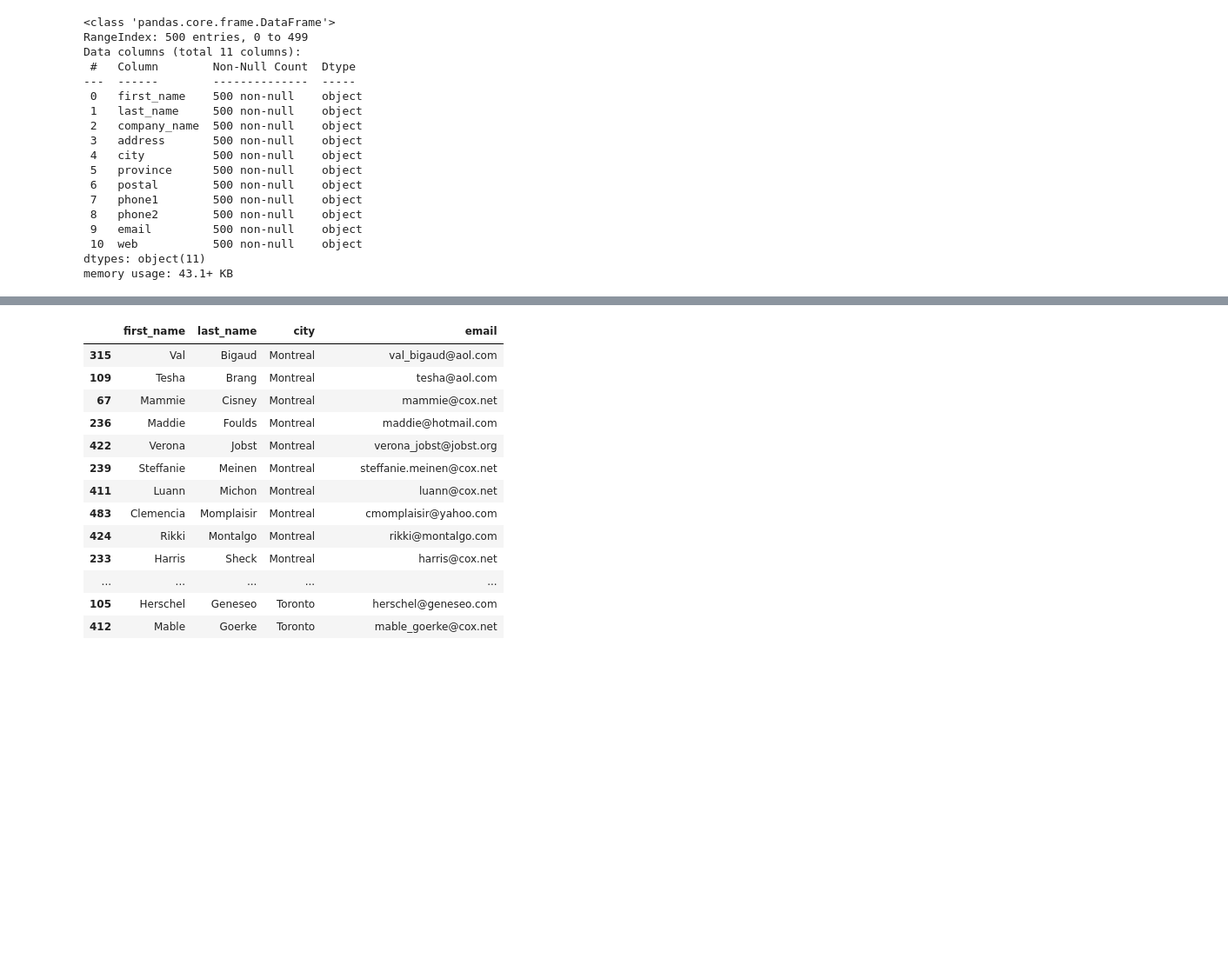
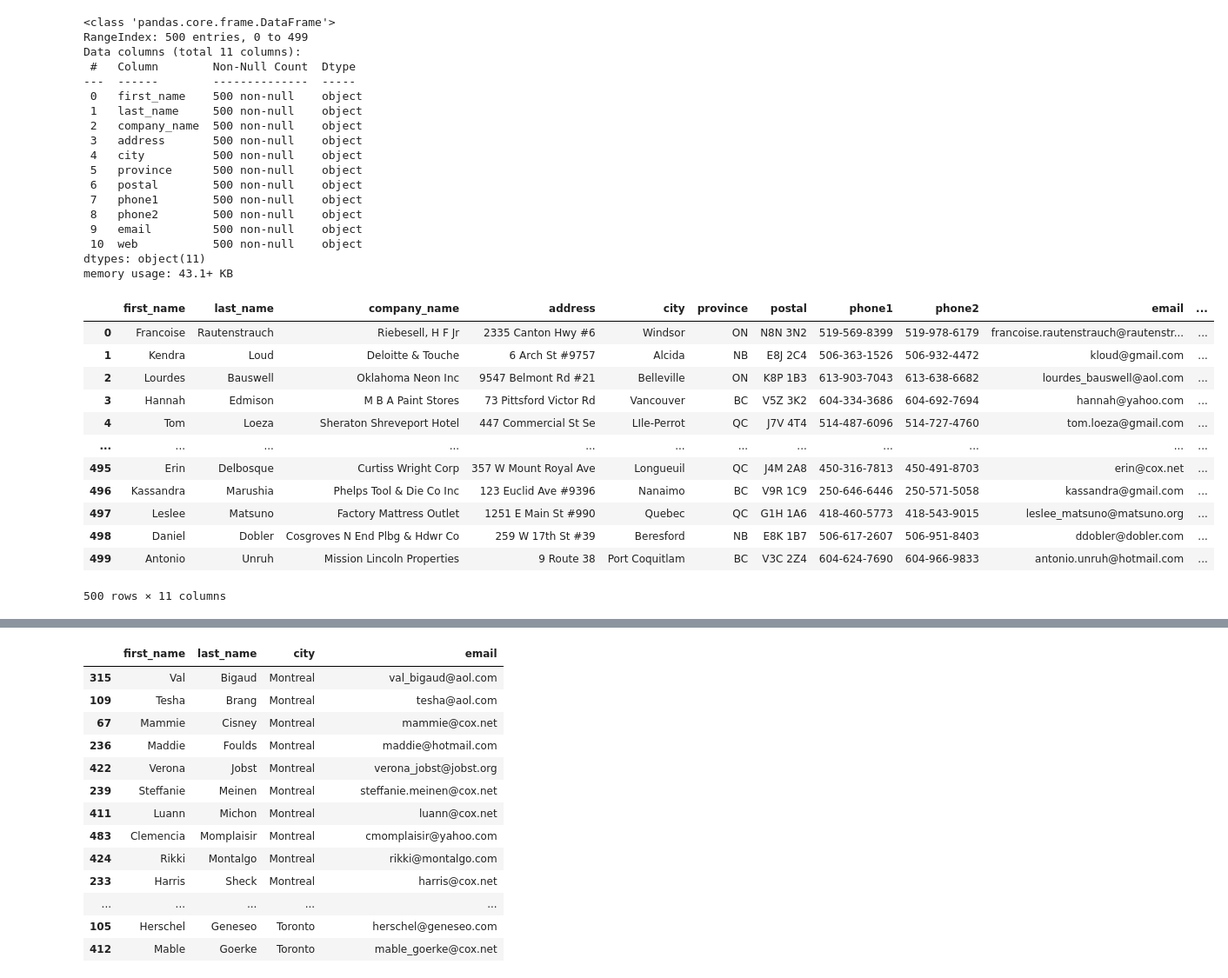
Before and after one commit to get-to-work-together/Python-Basics-ASML, a Jupyter notebook: Sandbox/demo_pandas.ipynb, the cells around one changed output, grey strips where cells are left out. Shown at 87% size. Cells and saved outputs as stored; diff of their text form; code cells hidden in the pictures; blank space fills up the shorter version.

```diff
--- a/Sandbox/demo_pandas.ipynb
+++ b/Sandbox/demo_pandas.ipynb
@@ -30,3 +30,19 @@ Data columns (total 11 columns):
  10  web           500 non-null    object
 dtypes: object(11)
 memory usage: 43.1+ KB
+# %%
+df
+# %% [output]
+|  | first_name | last_name | company_name | address | city | province | postal | phone1 | phone2 | email | ... |
+| 0 | Francoise | Rautenstrauch | Riebesell, H F Jr | 2335 Canton Hwy #6 | Windsor | ON | N8N 3N2 | 519-569-8399 | 519-978-6179 | francoise.rautenstrauch@rautenstr... | ... |
+| 1 | Kendra | Loud | Deloitte & Touche | 6 Arch St #9757 | Alcida | NB | E8J 2C4 | 506-363-1526 | 506-932-4472 | kloud@gmail.com | ... |
+| 2 | Lourdes | Bauswell | Oklahoma Neon Inc | 9547 Belmont Rd #21 | Belleville | ON | K8P 1B3 | 613-903-7043 | 613-638-6682 | lourdes_bauswell@aol.com | ... |
+| 3 | Hannah | Edmison | M B A Paint Stores | 73 Pittsford Victor Rd | Vancouver | BC | V5Z 3K2 | 604-334-3686 | 604-692-7694 | hannah@yahoo.com | ... |
+| 4 | Tom | Loeza | Sheraton Shreveport Hotel | 447 Commercial St Se | LIle-Perrot | QC | J7V 4T4 | 514-487-6096 | 514-727-4760 | tom.loeza@gmail.com | ... |
+| ... | ... | ... | ... | ... | ... | ... | ... | ... | ... | ... | ... |
+| 495 | Erin | Delbosque | Curtiss Wright Corp | 357 W Mount Royal Ave | Longueuil | QC | J4M 2A8 | 450-316-7813 | 450-491-8703 | erin@cox.net | ... |
+| 496 | Kassandra | Marushia | Phelps Tool & Die Co Inc | 123 Euclid Ave #9396 | Nanaimo | BC | V9R 1C9 | 250-646-6446 | 250-571-5058 | kassandra@gmail.com | ... |
+| 497 | Leslee | Matsuno | Factory Mattress Outlet | 1251 E Main St #990 | Quebec | QC | G1H 1A6 | 418-460-5773 | 418-543-9015 | leslee_matsuno@matsuno.org | ... |
+| 498 | Daniel | Dobler | Cosgroves N End Plbg & Hdwr Co | 259 W 17th St #39 | Beresford | NB | E8K 1B7 | 506-617-2607 | 506-951-8403 | ddobler@dobler.com | ... |
+| 499 | Antonio | Unruh | Mission Lincoln Properties | 9 Route 38 | Port Coquitlam | BC | V3C 2Z4 | 604-624-7690 | 604-966-9833 | antonio.unruh@hotmail.com | ... |
+500 rows × 11 columns
```
Also changed, not shown: parts of 1 cell of this notebook, 15 other files.
